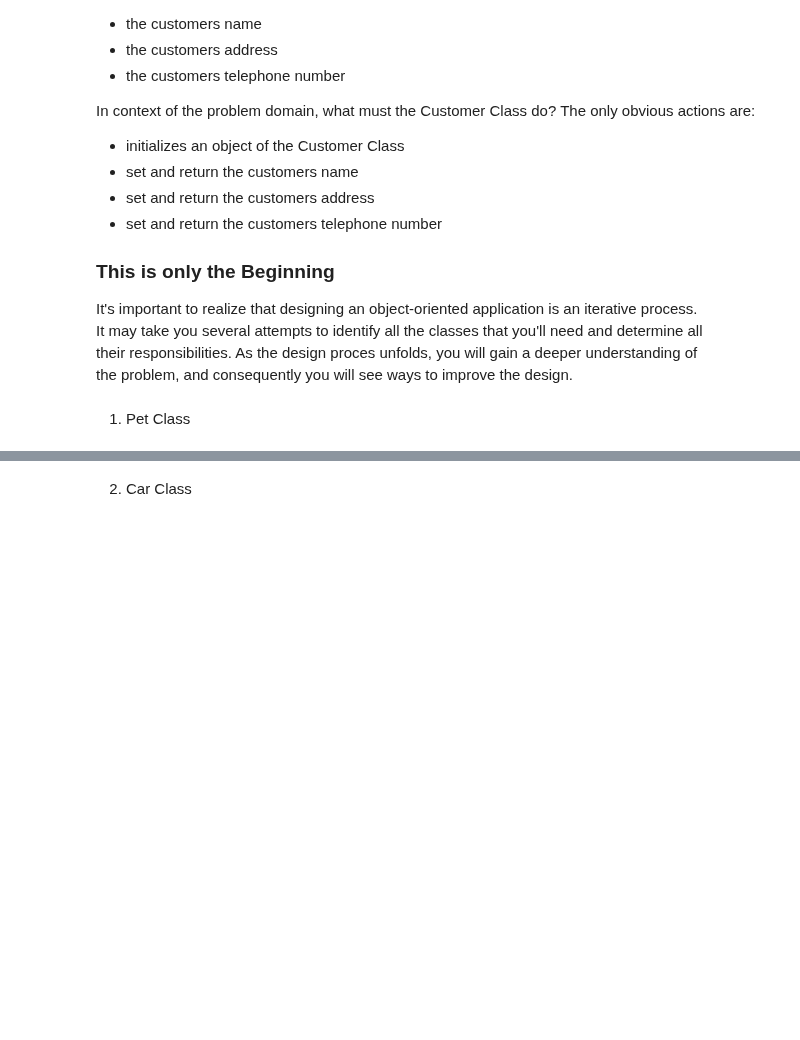
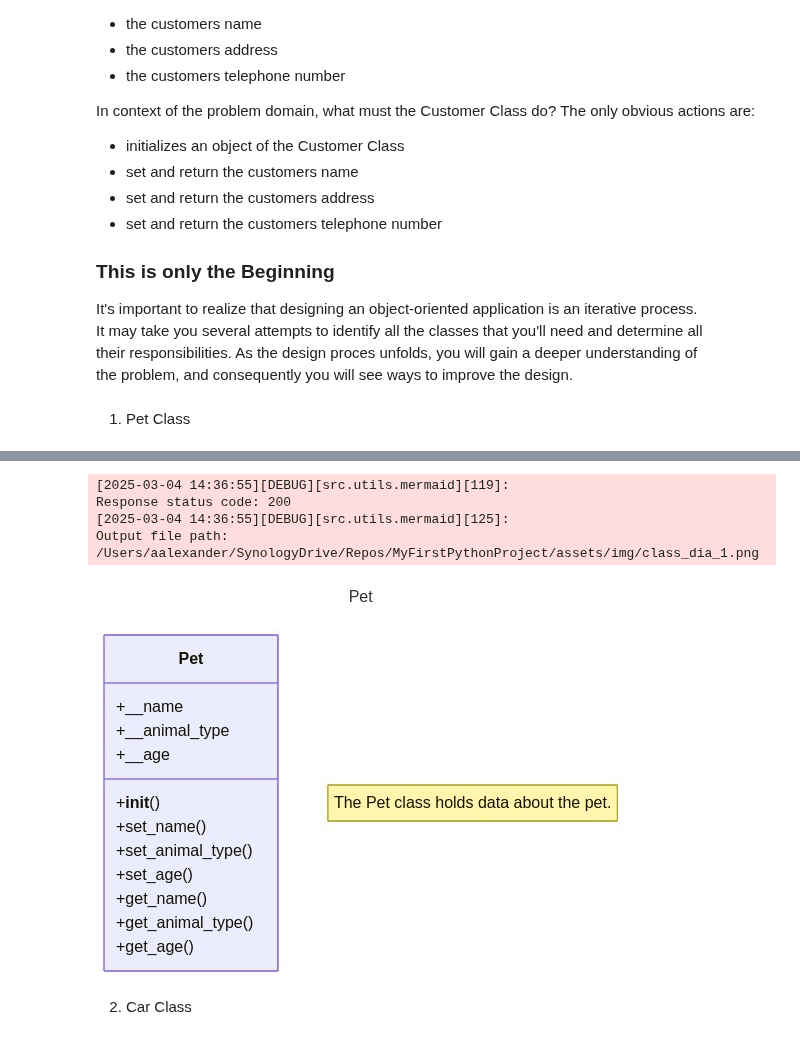
Before and after one commit to Alena-Alexander/My-First-Python-Project, a Jupyter notebook: Notebooks/ChaptersSOWPv4/chapter10.ipynb, the cells around one changed output, grey strips where cells are left out. Cells and saved outputs as stored; diff of their text form; code cells hidden in the pictures; blank space fills up the shorter version.

```diff
--- a/Notebooks/ChaptersSOWPv4/chapter10.ipynb
+++ b/Notebooks/ChaptersSOWPv4/chapter10.ipynb
@@ -1177,3 +1175,38 @@ Age:  8
+# %%
+from src.utils.mermaid import mm_save_as_png, display_image_from_file
+
+mermaid_diagram_3 = """---
+title: Pet
+---
+classDiagram
+note "The Pet class holds data about the pet."
+class Pet
+Pet : +__name
+Pet : +__animal_type
+Pet : +__age
+Pet : +__init__()
+Pet : +set_name()
+Pet : +set_animal_type()
+Pet : +set_age()
+Pet : +get_name()
+Pet : +get_animal_type()
+Pet : +get_age()
+"""
+
+# Save the mermaid diagram
+filepath = mm_save_as_png(
+    mermaid_diagram_3, "../../assets/img/class_dia_1.png"
+)
+
+# Get the mermaid diagram from a file
+display_image_from_file('../../assets/img/class_dia_1.png')
+# %% [output]
+[2025-03-04 14:36:55][DEBUG][src.utils.mermaid][119]:
+Response status code: 200
+[2025-03-04 14:36:55][DEBUG][src.utils.mermaid][125]:
+Output file path:
+/Users/aalexander/SynologyDrive/Repos/MyFirstPythonProject/assets/img/class_dia_1.png
+[figure, added]
 # %% [markdown]
 2. Car Class
 # %%
```
Also changed, not shown: parts of 7 cells of this notebook, 1 other file.
